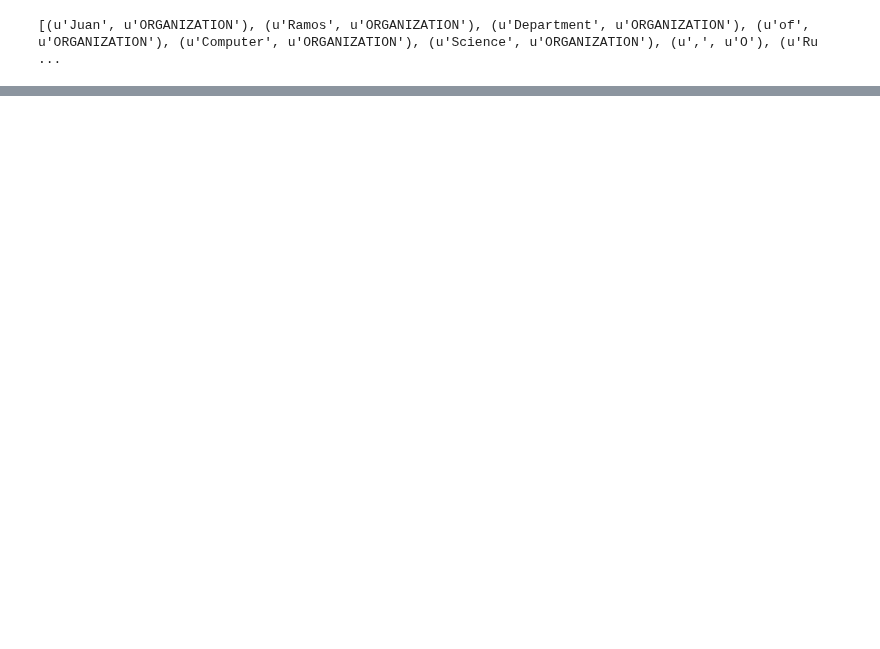
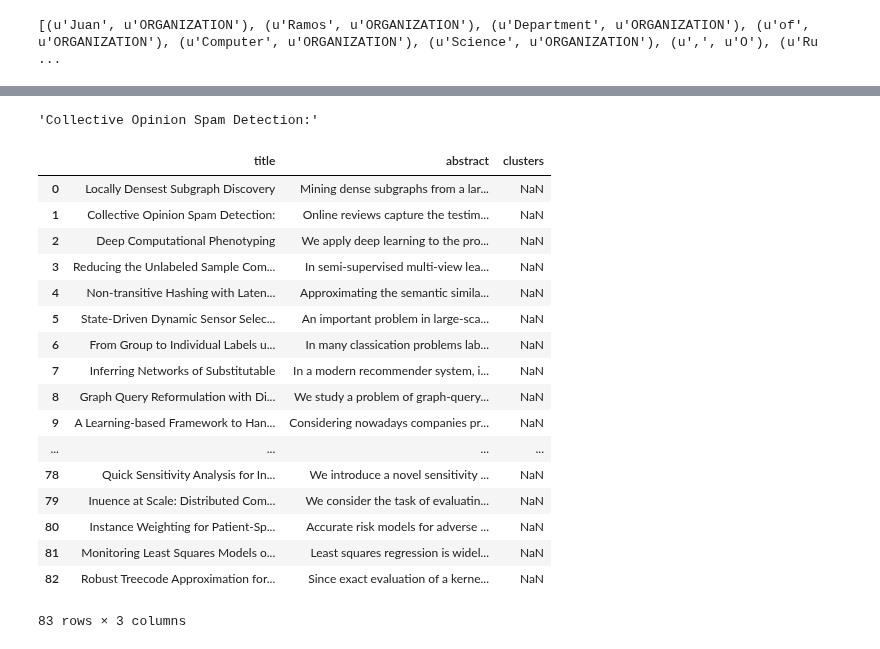
Before and after one commit to linwoodc3/LC3-Creations, a Jupyter notebook: notebooks/KDDSimilarity.ipynb, the cells around one changed output, grey strips where cells are left out. Saved outputs shown, nothing was run; the diff lists cells and outputs as text; code cells hidden in the pictures; blank space fills up the shorter version.

```diff
--- a/notebooks/KDDSimilarity.ipynb
+++ b/notebooks/KDDSimilarity.ipynb
@@ -377,12 +401,17 @@ def tokenize_only(text):
             filtered_tokens.append(token)
     return filtered_tokens
 # %%
+# Creating lists for abstracts, titles, and entities
+
 abstracts = [i['Abstract'] for i in corpus.values()[:]]
+titles = [i['Title'] for i in corpus.values()[:]]
+ents = [i['Entities'] for i in corpus.values()[:]]
+
 
 totalvocab_stemmed = []
 totalvocab_tokenized = []
 for i in abstracts:
-    allwords_stemmed = tokenize_and_stem_n_lem(i) #for each item in 'synopses', tokenize/stem
+    allwords_stemmed = tokenize_and_stem_n_lem(i) #for some reason, had to add index in list here
     totalvocab_stemmed.extend(allwords_stemmed) #extend the 'totalvocab_stemmed' list
 
     allwords_tokenized = tokenize_only(i)
@@ -447,0 +565,28 @@ Wall time: 59.8 ms
+# %%
+for i in frame[]
+# %% [output]
+'Collective Opinion Spam Detection:'
+# %%
+kdd2015 = { 'title': titles, 'abstract': abstracts, 'cluster': clusters}
+
+frame = pd.DataFrame(kdd2015, columns = ['title', 'abstract', 'clusters'])
+frame
+# %% [output]
+|  | title | abstract | clusters |
+| 0 | Locally Densest Subgraph Discovery | Mining dense subgraphs from a lar... | NaN |
+| 1 | Collective Opinion Spam Detection: | Online reviews capture the testim... | NaN |
+| 2 | Deep Computational Phenotyping | We apply deep learning to the pro... | NaN |
+| 3 | Reducing the Unlabeled Sample Com... | In semi-supervised multi-view lea... | NaN |
+| 4 | Non-transitive Hashing with Laten... | Approximating the semantic simila... | NaN |
+| 5 | State-Driven Dynamic Sensor Selec... | An important problem in large-sca... | NaN |
+| 6 | From Group to Individual Labels u... | In many classication problems lab... | NaN |
+| 7 | Inferring Networks of Substitutable | In a modern recommender system, i... | NaN |
+| 8 | Graph Query Reformulation with Di... | We study a problem of graph-query... | NaN |
+| 9 | A Learning-based Framework to Han... | Considering nowadays companies pr... | NaN |
+| ... | ... | ... | ... |
+| 78 | Quick Sensitivity Analysis for In... | We introduce a novel sensitivity ... | NaN |
+| 79 | Inuence at Scale: Distributed Com... | We consider the task of evaluatin... | NaN |
+| 80 | Instance Weighting for Patient-Sp... | Accurate risk models for adverse ... | NaN |
+| 81 | Monitoring Least Squares Models o... | Least squares regression is widel... | NaN |
+| 82 | Robust Treecode Approximation for... | Since exact evaluation of a kerne... | NaN |
+83 rows × 3 columns
```
Also changed, not shown: parts of 35 cells of this notebook.
